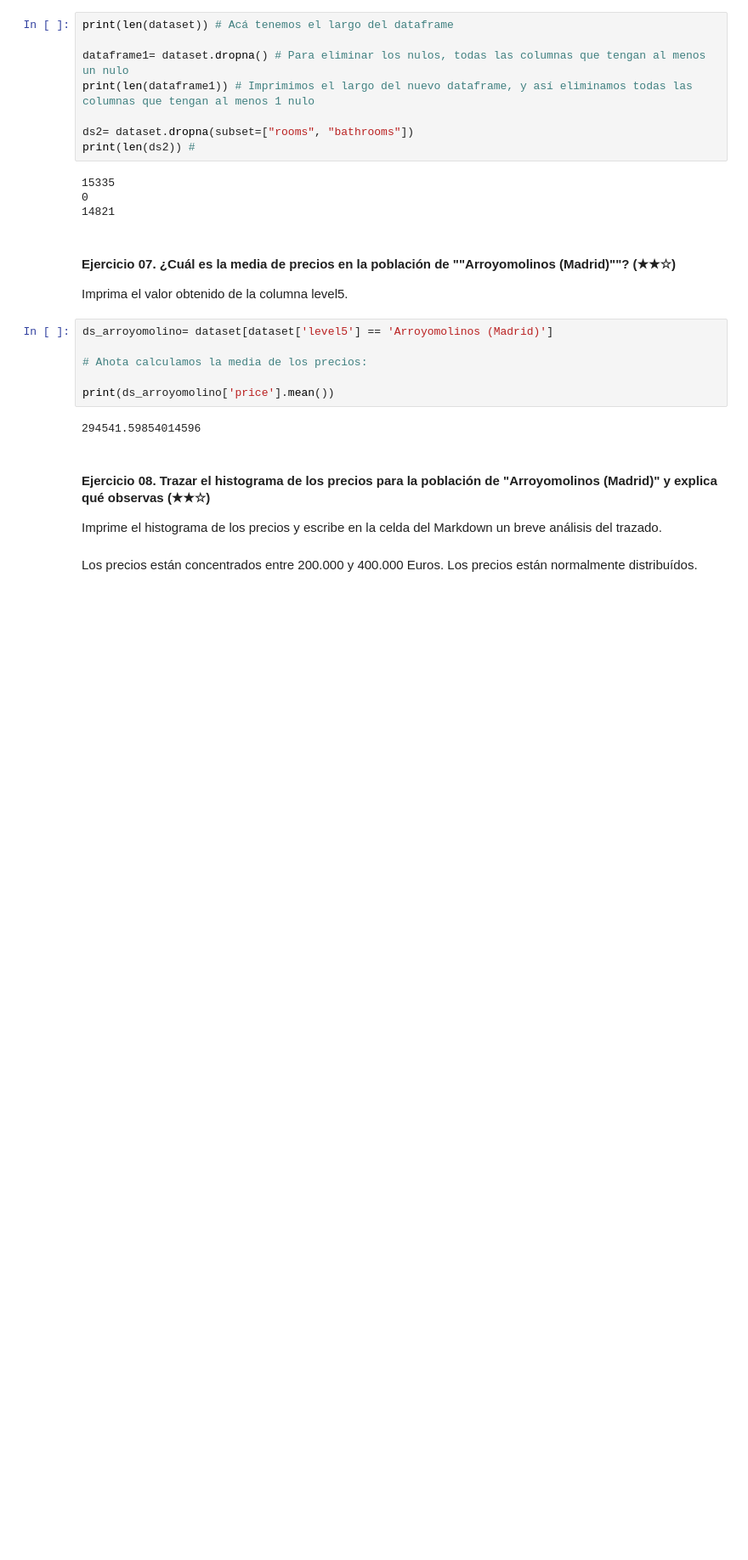
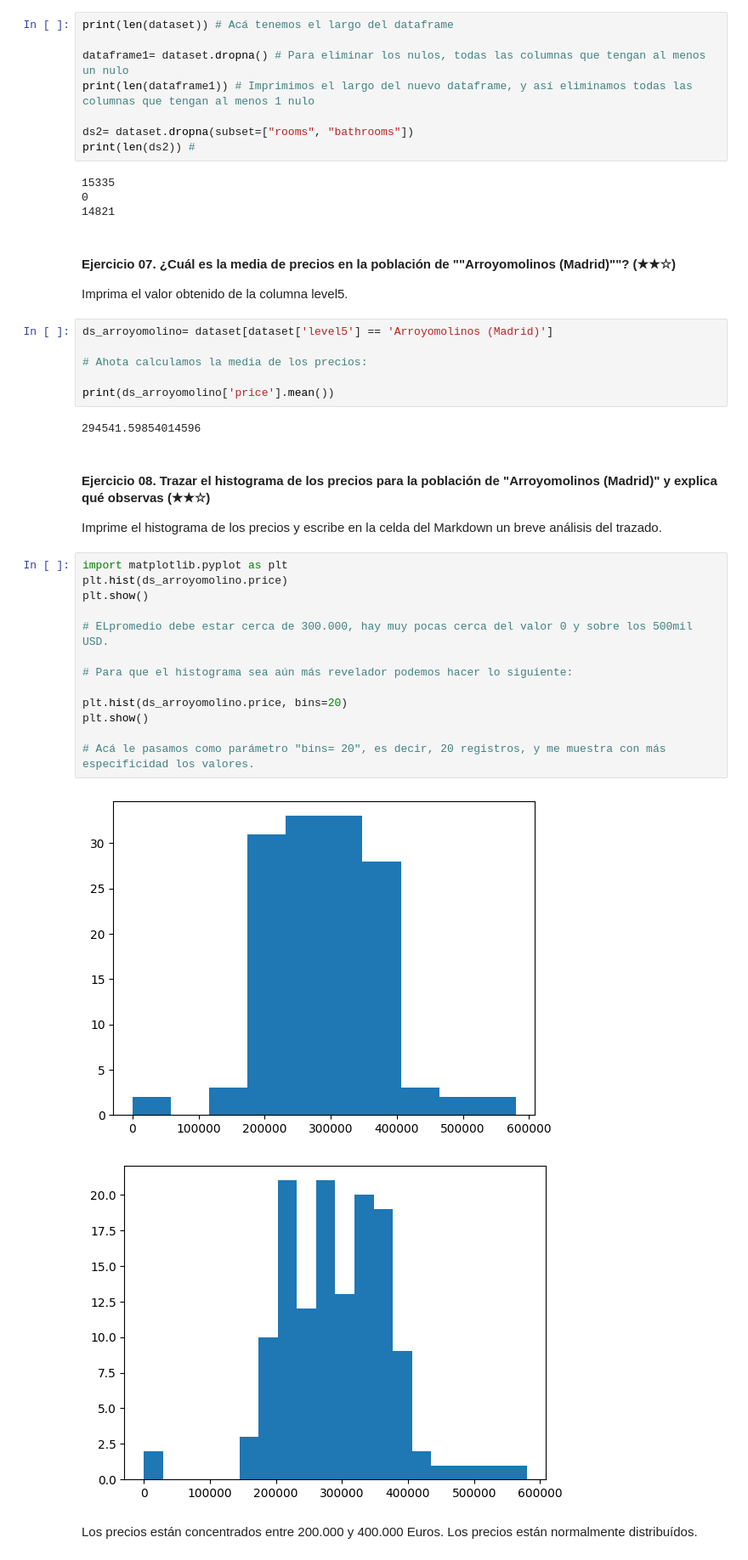
Before and after one commit to Brenda-Carloni/data-clean-up-pandas-for-beginners-project, a Jupyter notebook: project.es.ipynb, the cells around one changed output. Shown at 85% size. Drawn from its saved outputs; the diff is of its cells as text; blank space fills up the shorter version.

```diff
--- a/project.es.ipynb
+++ b/project.es.ipynb
@@ -248,5 +248,21 @@ print(ds_arroyomolino['price'].mean())
 #### Ejercicio 08. Trazar el histograma de los precios para la población de "Arroyomolinos (Madrid)" y explica qué observas (★★☆)
 
 Imprime el histograma de los precios y escribe en la celda del Markdown un breve análisis del trazado.
+# %%
+import matplotlib.pyplot as plt
+plt.hist(ds_arroyomolino.price)
+plt.show()
+
+# ELpromedio debe estar cerca de 300.000, hay muy pocas cerca del valor 0 y sobre los 500mil USD.
+
+# Para que el histograma sea aún más revelador podemos hacer lo siguiente:
+
+plt.hist(ds_arroyomolino.price, bins=20)
+plt.show()
+
+# Acá le pasamos como parámetro "bins= 20", es decir, 20 registros, y me muestra con más especificidad los valores.
+# %% [output]
+[figure, added]
+[figure, added]
 # %% [markdown]
 Los precios están concentrados entre 200.000 y 400.000 Euros. Los precios están normalmente distribuídos.
```
